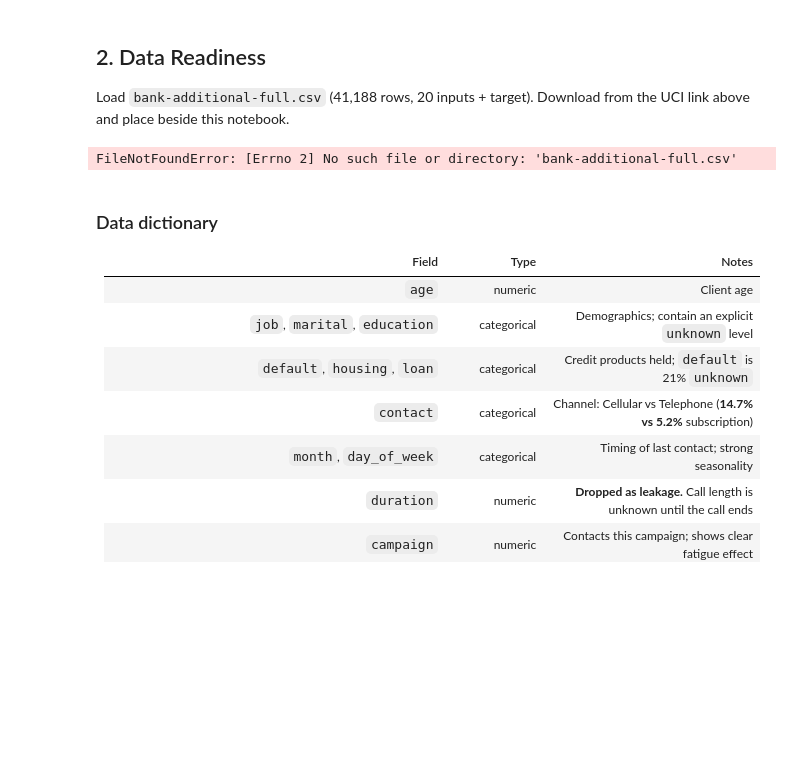
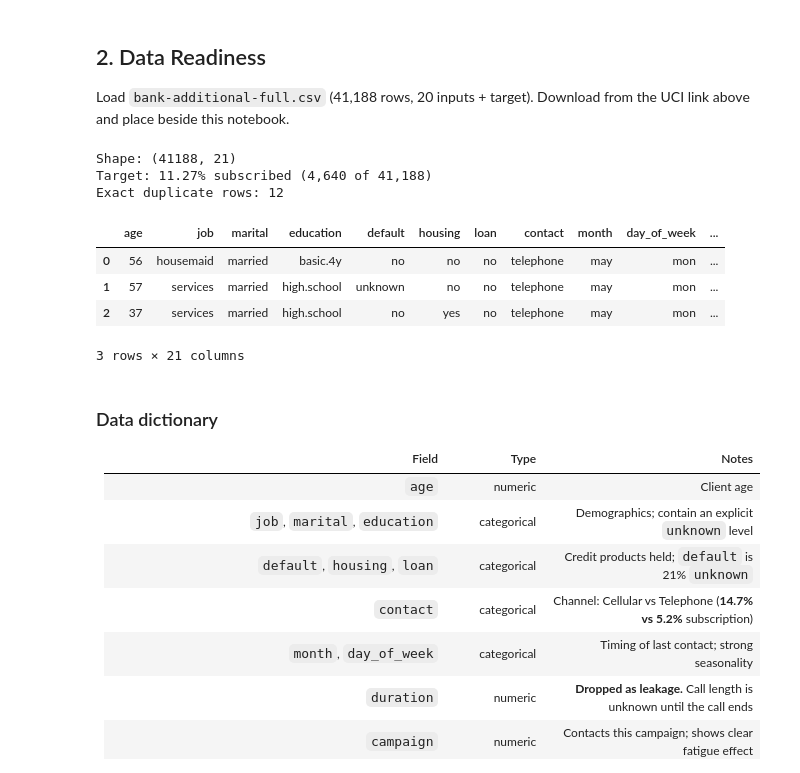
Before and after one commit to andrizomai/novabank-campaign-targeting, a Jupyter notebook: NovaBank_Campaign_Targeting.ipynb, the cells around one changed output. Cells and saved outputs as stored; diff of their text form; code cells hidden in the pictures; blank space fills up the shorter version.

```diff
--- a/NovaBank_Campaign_Targeting.ipynb
+++ b/NovaBank_Campaign_Targeting.ipynb
@@ -36,14 +36,51 @@ Imports OK
 
 Load `bank-additional-full.csv` (41,188 rows, 20 inputs + target). Download from the UCI link above
 and place beside this notebook.
-# %%
-df = pd.read_csv('bank-additional-full.csv', sep=';')
-print(f'Shape: {df.shape}')
-print(f'Target: {(df.y=="yes").mean():.2%} subscribed ({(df.y=="yes").sum():,} of {len(df):,})')
-print(f'Exact duplicate rows: {df.duplicated().sum()}')
-df.head(3)
-# %% [output]
-FileNotFoundError: [Errno 2] No such file or directory: 'bank-additional-full.csv'
+# %%
+import os
+import urllib.request
+import zipfile
+
+# Download and extract the dataset if it doesn't exist
+file_name = 'bank-additional-full.csv'
+if not os.path.exists(file_name):
+    print('Downloading dataset from UCI Repository...')
+    url = 'https://archive.ics.uci.edu/static/public/222/bank+marketing.zip'
+    zip_path = 'bank_marketing.zip'
+    urllib.request.urlretrieve(url, zip_path)
+
+    # Unzip the main folder, then extract the specific CSV file
+    with zipfile.ZipFile(zip_path, 'r') as zip_ref:
+        zip_ref.extractall('bank_marketing_extracted')
+
+    nested_zip_path = 'bank_marketing_extracted/bank-additional.zip'
+    with zipfile.ZipFile(nested_zip_path, 'r') as zip_ref:
+        zip_ref.extract('bank-additional/bank-additional-full.csv')
+
+    # Move it to the root directory
+    os.rename('bank-additional/bank-additional-full.csv', file_name)
+
+    # Clean up temporary directories/files
+    os.remove(zip_path)
+    import shutil
+    shutil.rmtree('bank_marketing_extracted')
+    shutil.rmtree('bank-additional')
+    print('Dataset downloaded and extracted successfully!\n')
+
+df = pd.read_csv('bank-additional-full.csv', sep=';')
+print(f'Shape: {df.shape}')
+print(f'Target: {(df.y=="yes").mean():.2%} subscribed ({(df.y=="yes").sum():,} of {len(df):,})')
+print(f'Exact duplicate rows: {df.duplicated().sum()}')
+df.head(3)
+# %% [output]
+Shape: (41188, 21)
+Target: 11.27% subscribed (4,640 of 41,188)
+Exact duplicate rows: 12
+|  | age | job | marital | education | default | housing | loan | contact | month | day_of_week | ... |
+| 0 | 56 | housemaid | married | basic.4y | no | no | no | telephone | may | mon | ... |
+| 1 | 57 | services | married | high.school | unknown | no | no | telephone | may | mon | ... |
+| 2 | 37 | services | married | high.school | no | yes | no | telephone | may | mon | ... |
+3 rows × 21 columns
 # %% [markdown]
 ### Data dictionary
 
```
Also changed, not shown: parts of 14 cells of this notebook.
